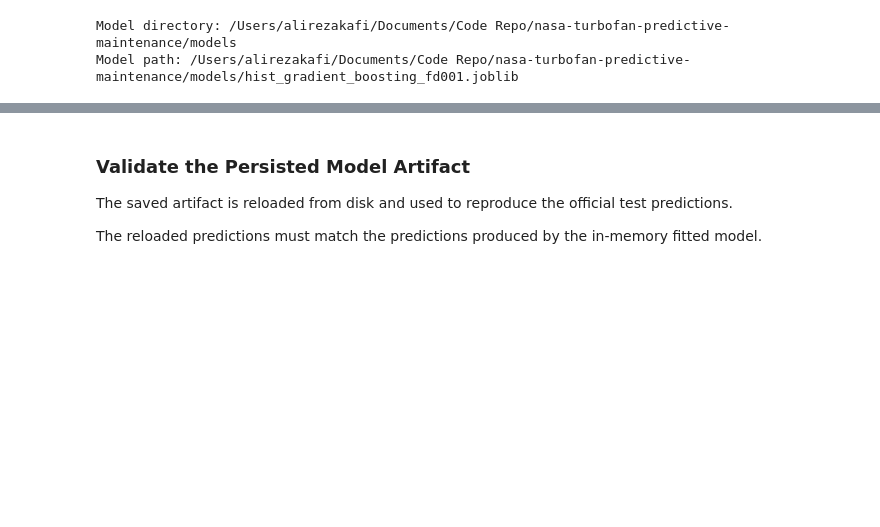
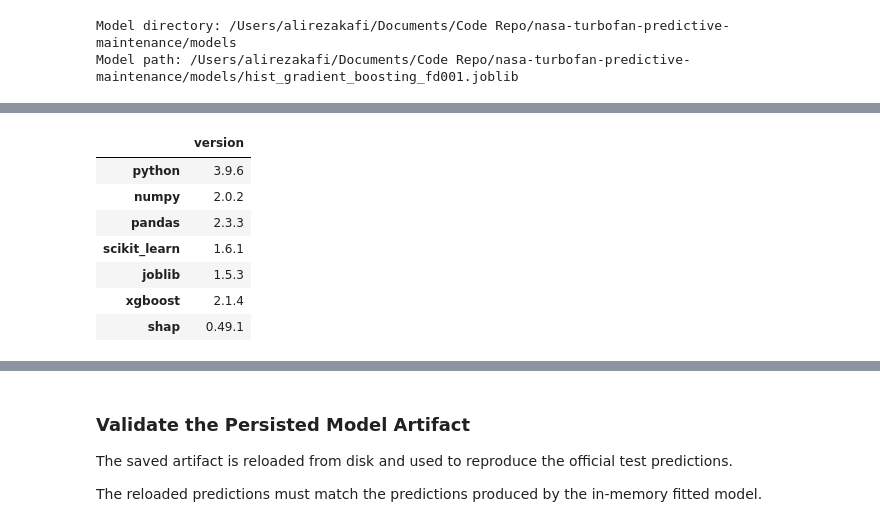
Before and after one commit to Alirzakf/Aircraft-Engine-Predictive-Maintenance-NASA-C-MAPSS, a Jupyter notebook: notebooks/07_official_test_evaluation.ipynb, the cells around one changed output, grey strips where cells are left out. Saved outputs shown, nothing was run; the diff lists cells and outputs as text; code cells hidden in the pictures; blank space fills up the shorter version.

```diff
--- a/notebooks/07_official_test_evaluation.ipynb
+++ b/notebooks/07_official_test_evaluation.ipynb
@@ -1299,6 +1327,22 @@ final_model_bundle = {
     "model": final_hgb,
 
     "model_name": "HistGradientBoostingRegressor",
+
+    "model_selection": {
+    "stage": "engine_level_validation",
+    "completed_before_official_test": True,
+    "official_test_used_for_selection": False,
+    },
+
+    "environment": {
+        "python": platform.python_version(),
+        "numpy": np.__version__,
+        "pandas": pd.__version__,
+        "scikit_learn": sklearn.__version__,
+        "joblib": joblib.__version__,
+        "xgboost": xgboost.__version__,
+        "shap": shap.__version__,
+    },
 
     "dataset": "NASA C-MAPSS FD001",
 
@@ -1373,6 +1417,62 @@ final_model_bundle = {
 joblib.dump(
     final_model_bundle,
     MODEL_PATH,
+)
+
+loaded_bundle = joblib.load(MODEL_PATH)
+
+required_bundle_keys = {
+    "model",
+    "model_name",
+    "model_selection",
+    "environment",
+    "dataset",
+    "target_definition",
+    "feature_columns",
+    "selected_sensors",
+    "feature_engineering",
+    "model_parameters",
+    "training_data",
+    "official_test_metrics",
+    "created_at_utc",
+}
+
+missing_bundle_keys = (
+    required_bundle_keys
+    - loaded_bundle.keys()
+)
+
+assert not missing_bundle_keys, (
+    "Missing model bundle keys: "
+    f"{sorted(missing_bundle_keys)}"
+)
+
+assert (
+    loaded_bundle["model_selection"][
+        "official_test_used_for_selection"
+    ]
+    is False
+)
+
+assert (
+    loaded_bundle["environment"][
+        "scikit_learn"
+    ]
+    == sklearn.__version__
+)
+
+assert (
+    loaded_bundle["feature_columns"]
+    == list(feature_columns)
+)
+
+print("Saved model bundle validation passed.")
+print("Artifact environment metadata:")
+display(
+    pd.Series(
+        loaded_bundle["environment"],
+        name="version",
+    ).to_frame()
 )
 
 assert MODEL_PATH.exists()
@@ -1389,0 +1489,8 @@ File size: 1161.11 KB
+|  | version |
+| python | 3.9.6 |
+| numpy | 2.0.2 |
+| pandas | 2.3.3 |
+| scikit_learn | 1.6.1 |
+| joblib | 1.5.3 |
+| xgboost | 2.1.4 |
+| shap | 0.49.1 |
```
Also changed, not shown: parts of 10 cells of this notebook, 2 other files.
